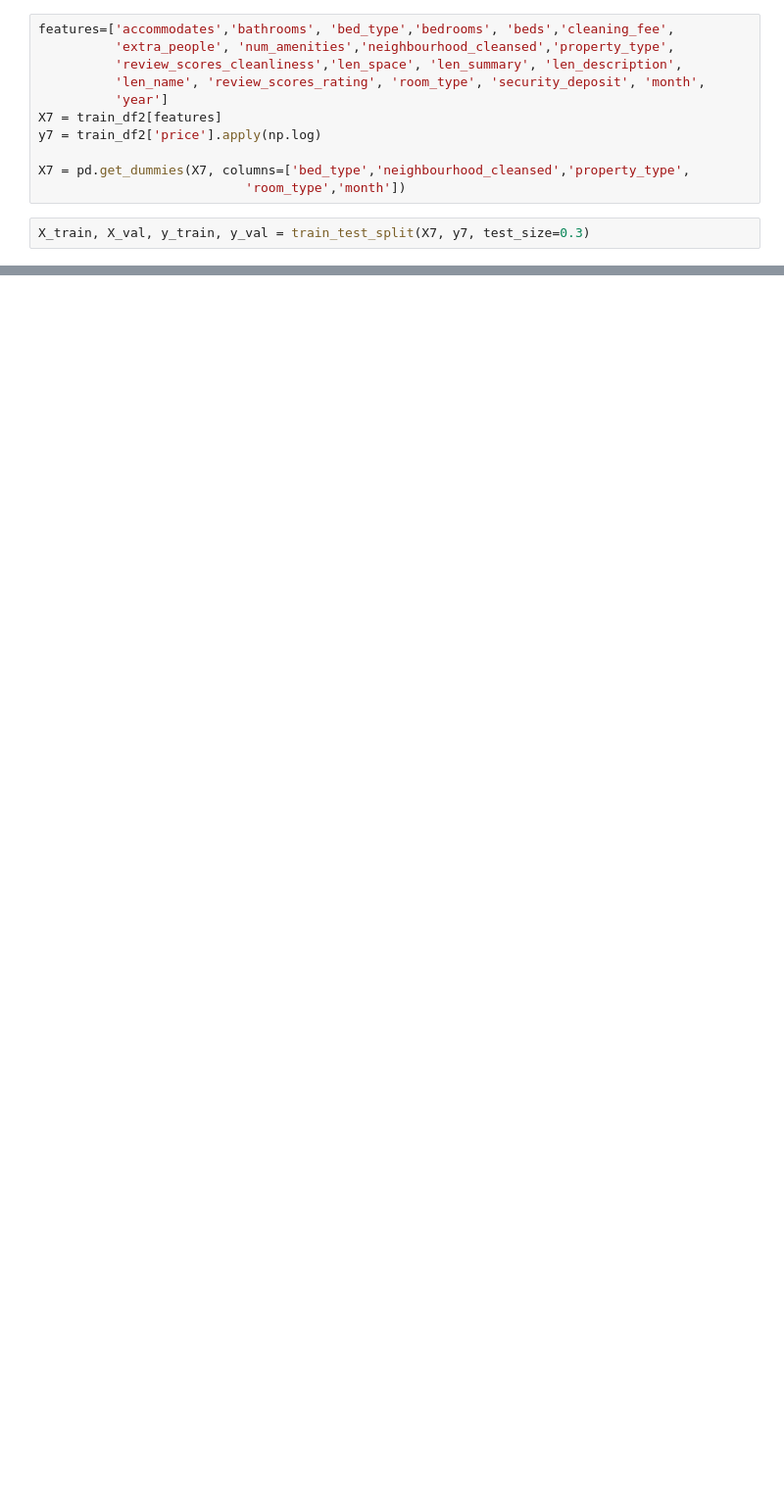
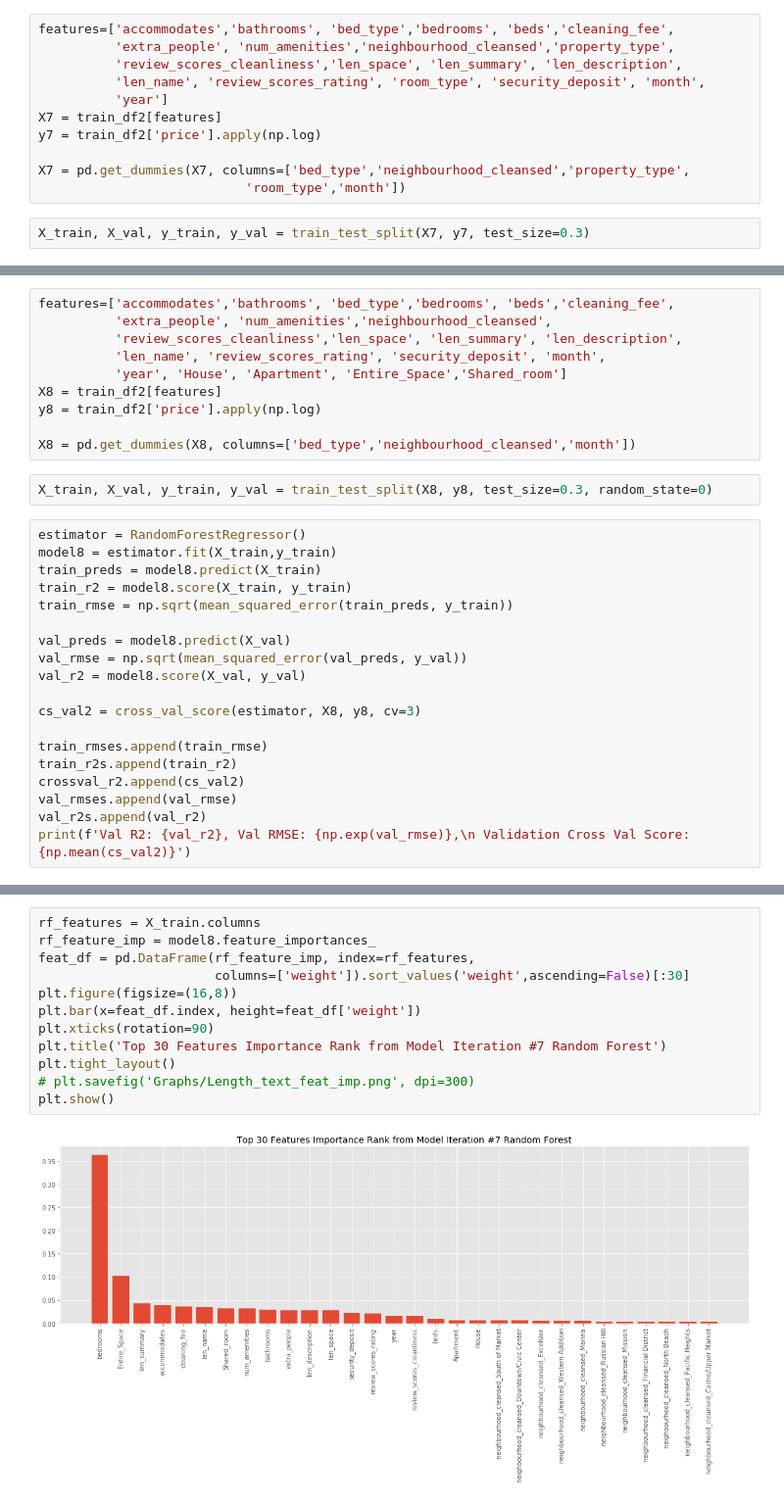
Before and after one commit to sherryduong93/Predict_AirBnB_Listings, a Jupyter notebook: Model_Tracking.ipynb, the cells around one changed output, grey strips where cells are left out. Shown: that part at 98% size. Drawn from its saved outputs; the diff is of its cells as text; blank space fills up the shorter version.

```diff
--- a/Model_Tracking.ipynb
+++ b/Model_Tracking.ipynb
@@ -828,0 +988,31 @@ plt.show()
+# %%
+features=['accommodates','bathrooms', 'bed_type','bedrooms', 'beds','cleaning_fee',
+          'extra_people', 'num_amenities','neighbourhood_cleansed',
+          'review_scores_cleanliness','len_space', 'len_summary', 'len_description',
+          'len_name', 'review_scores_rating', 'security_deposit', 'month',
+          'year', 'House', 'Apartment', 'Entire_Space','Shared_room']
+X8 = train_df2[features]
+y8 = train_df2['price'].apply(np.log)
+
+X8 = pd.get_dummies(X8, columns=['bed_type','neighbourhood_cleansed','month'])
+# %%
+X_train, X_val, y_train, y_val = train_test_split(X8, y8, test_size=0.3, random_state=0)
+# %%
+estimator = RandomForestRegressor()
+model8 = estimator.fit(X_train,y_train)
+train_preds = model8.predict(X_train)
+train_r2 = model8.score(X_train, y_train)
+train_rmse = np.sqrt(mean_squared_error(train_preds, y_train))
+
+val_preds = model8.predict(X_val)
+val_rmse = np.sqrt(mean_squared_error(val_preds, y_val))
+val_r2 = model8.score(X_val, y_val)
+
+cs_val2 = cross_val_score(estimator, X8, y8, cv=3)
+
+train_rmses.append(train_rmse)
+train_r2s.append(train_r2)
+crossval_r2.append(cs_val2)
+val_rmses.append(val_rmse)
+val_r2s.append(val_r2)
+print(f'Val R2: {val_r2}, Val RMSE: {np.exp(val_rmse)},\n Validation Cross Val Score: {np.mean(cs_val2)}')
@@ -828,0 +1022,14 @@ plt.show()
+# %%
+rf_features = X_train.columns
+rf_feature_imp = model8.feature_importances_
+feat_df = pd.DataFrame(rf_feature_imp, index=rf_features,
+                       columns=['weight']).sort_values('weight',ascending=False)[:30]
+plt.figure(figsize=(16,8))
+plt.bar(x=feat_df.index, height=feat_df['weight'])
+plt.xticks(rotation=90)
+plt.title('Top 30 Features Importance Rank from Model Iteration #7 Random Forest')
+plt.tight_layout()
+# plt.savefig('Graphs/Length_text_feat_imp.png', dpi=300)
+plt.show()
+# %% [output]
+[figure, added]
```
Also changed, not shown: parts of 61 cells of this notebook, 3 other files.
